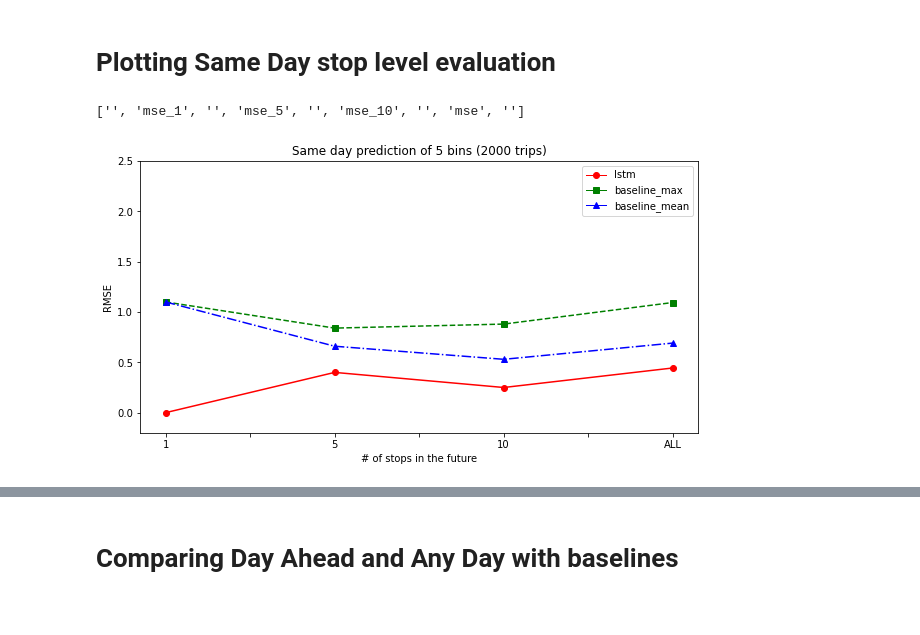
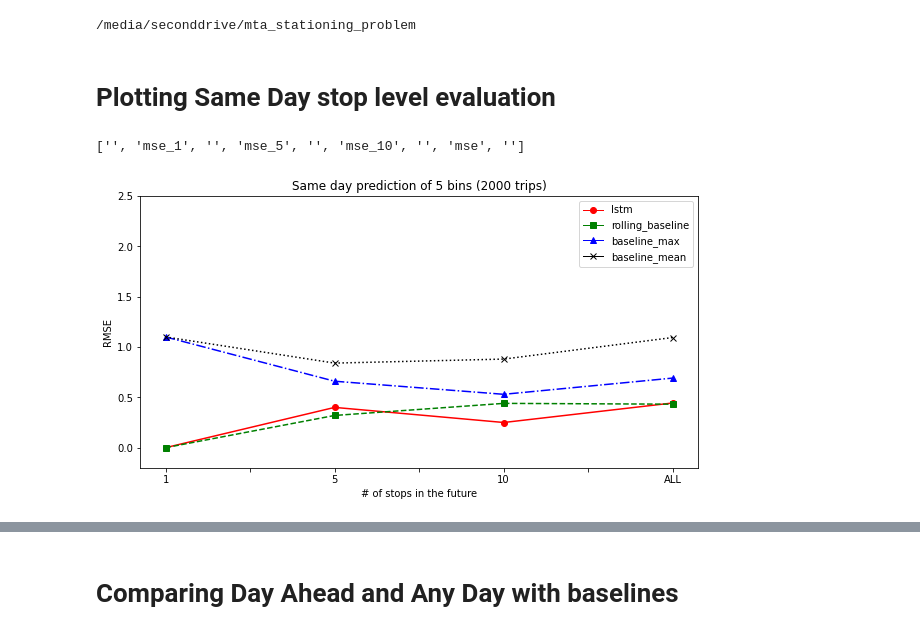
Before and after one commit to jptalusan/wego_occupancy_clean, a Jupyter notebook: notebooks/plotting.ipynb, the cells around one changed output, grey strips where cells are left out. Cells and saved outputs as stored; diff of their text form; code cells hidden in the pictures.

```diff
--- a/notebooks/plotting.ipynb
+++ b/notebooks/plotting.ipynb
@@ -11,23 +3,55 @@ from ast import literal_eval
+# %%
+import os
+os.chdir("/home/jptalusan/mta_stationing_problem")
+import pandas as pd
+import matplotlib.pyplot as plt
+import joblib
+from sklearn.metrics import mean_squared_error
+from ast import literal_eval
+import sys
+print(os.getcwd())
+from src.config import *
+from pandas.core.common import SettingWithCopyWarning
+from src import data_utils, triplevel_utils
+from src import day_ahead_prediction_utils, any_day_prediction_utils
+import warnings
+warnings.simplefilter(action="ignore", category=SettingWithCopyWarning)
+warnings.simplefilter(action='ignore', category=FutureWarning)
+import pandas as pd
+pd.set_option('display.max_columns', None)
+import xgboost as xgb
+import importlib
+importlib.reload(data_utils)
+import matplotlib as mpl
+
+from sklearn.metrics import classification_report, confusion_matrix, mean_squared_error
+from sklearn.model_selection import train_test_split, StratifiedKFold, cross_val_score
+# %% [output]
+/media/seconddrive/mta_stationing_problem
 # %% [markdown]
 # Plotting Same Day stop level evaluation
 # %%
 ## Separate mean and max from baseline
-fp = os.path.join('models', 'same_day', 'evaluation', 'baseline_multi_stop_10P_xF_results_max_mean.pkl')
+fp = os.path.join('evaluation', 'same_day', 'baseline_multi_stop_10P_xF_results_max_mean.pkl')
 df = pd.read_pickle(fp)
 df = df.bfill()
 
 df_max = df[['trip_id', 'y_true', 'y_pred_max']]
 df_max = df_max.rename({'y_pred_max':'y_pred'}, axis=1)
-fp = os.path.join('models', 'same_day', 'evaluation', 'baseline_multi_stop_10P_xF_results_max.pkl')
+fp = os.path.join('evaluation', 'same_day', 'baseline_multi_stop_10P_xF_results_max.pkl')
 df_max.to_pickle(fp)
 
 df_mean = df[['trip_id', 'y_true', 'y_pred_ave']]
 df_mean = df_mean.rename({'y_pred_ave':'y_pred'}, axis=1)
-fp = os.path.join('models', 'same_day', 'evaluation', 'baseline_multi_stop_10P_xF_results_mean.pkl')
+fp = os.path.join('evaluation', 'same_day', 'baseline_multi_stop_10P_xF_results_mean.pkl')
 df_mean.to_pickle(fp)
+
+fp = os.path.join('evaluation', 'same_day', 'simple_baseline_multi_stop_10P_xF_results_school_break.pkl')
+df_simple = pd.read_pickle(fp)
+
+fp = os.path.join('evaluation', 'same_day', 'SIMPLE_LSTM_multi_stop_5P_xF_results_school_break.pkl')
+df_lstm = pd.read_pickle(fp)
 # %%
-
-
 def get_mse(x, length=None):
     if not length:
         y_true = [int(float(y)) for y in x.y_true]
@@ -41,9 +65,12 @@ def get_mse(x, length=None):
     return mean_squared_error(y_true, y_pred)
 
 res_df_arr = []
-multi_stop_results = ['SIMPLE_LSTM_multi_stop_5P_xF_results.pkl', 'baseline_multi_stop_10P_xF_results_max.pkl', 'baseline_multi_stop_10P_xF_results_mean.pkl']
+multi_stop_results = ['SIMPLE_LSTM_multi_stop_5P_xF_results_school_break.pkl',
+                      'simple_baseline_multi_stop_10P_xF_results_school_break.pkl',
+                      'baseline_multi_stop_10P_xF_results_max.pkl',
+                      'baseline_multi_stop_10P_xF_results_mean.pkl']
 for ms_result in multi_stop_results:
-    fp = os.path.join('models/same_day/evaluation/', ms_result)
+    fp = os.path.join('evaluation/same_day/', ms_result)
     res_df = pd.read_pickle(fp)[:200].bfill()
     res_df = res_df.groupby('trip_id').agg(list)
     res_df['mse'] = res_df.apply(lambda x: get_mse(x), axis=1)
@@ -62,32 +89,32 @@ linestyle = ['-', '--', '-.', ':']
 for i, line in enumerate(res_df_arr):
 
     res_df_arr[i][['mse_1', 'mse_5', 'mse_10', 'mse']].mean().plot(ax=ax, marker=marker[i], color=color[i], linestyle=linestyle[i])
     # line.set_marker(marker[i])
     # line.set_color(color[i])
 #     # line.set_linestyle(linestyle[i])
 labels = [item.get_text() for item in ax.get_xticklabels()]
 print(labels)
 labels[1] = 1
 labels[3] = 5
 labels[5] = 10
 labels[7] = 'ALL'
 
 ax.set_xticklabels(labels)
 
 ax.set_ylabel('RMSE')
 ax.set_xlabel('# of stops in the future')
 from matplotlib.lines import Line2D
 custom_lines = [
                 Line2D([0], [0], color='red', lw=1, marker='o'),
                 Line2D([0], [0], color='green', lw=1, marker='s'),
                 Line2D([0], [0], color='blue', lw=1, marker='^'),
                 Line2D([0], [0], color='k', lw=1, marker='x'),
                ]
 ax.set_ylim(-0.2, 2.5)
-ax.legend(custom_lines, ['lstm', 'baseline_max', 'baseline_mean'])
+ax.legend(custom_lines, ['lstm', 'rolling_baseline', 'baseline_max', 'baseline_mean'])
 ax.set_title("Same day prediction of 5 bins (2000 trips)")
 fp = os.path.join('plots', 'stop_level_prediction.png')
 plt.savefig(fp, dpi=200, bbox_inches='tight')
 # %% [output]
 ['', 'mse_1', '', 'mse_5', '', 'mse_10', '', 'mse', '']
-[figure, old version]
+[figure, new version]
```
Also changed, not shown: parts of 35 cells of this notebook, 17 other files.
